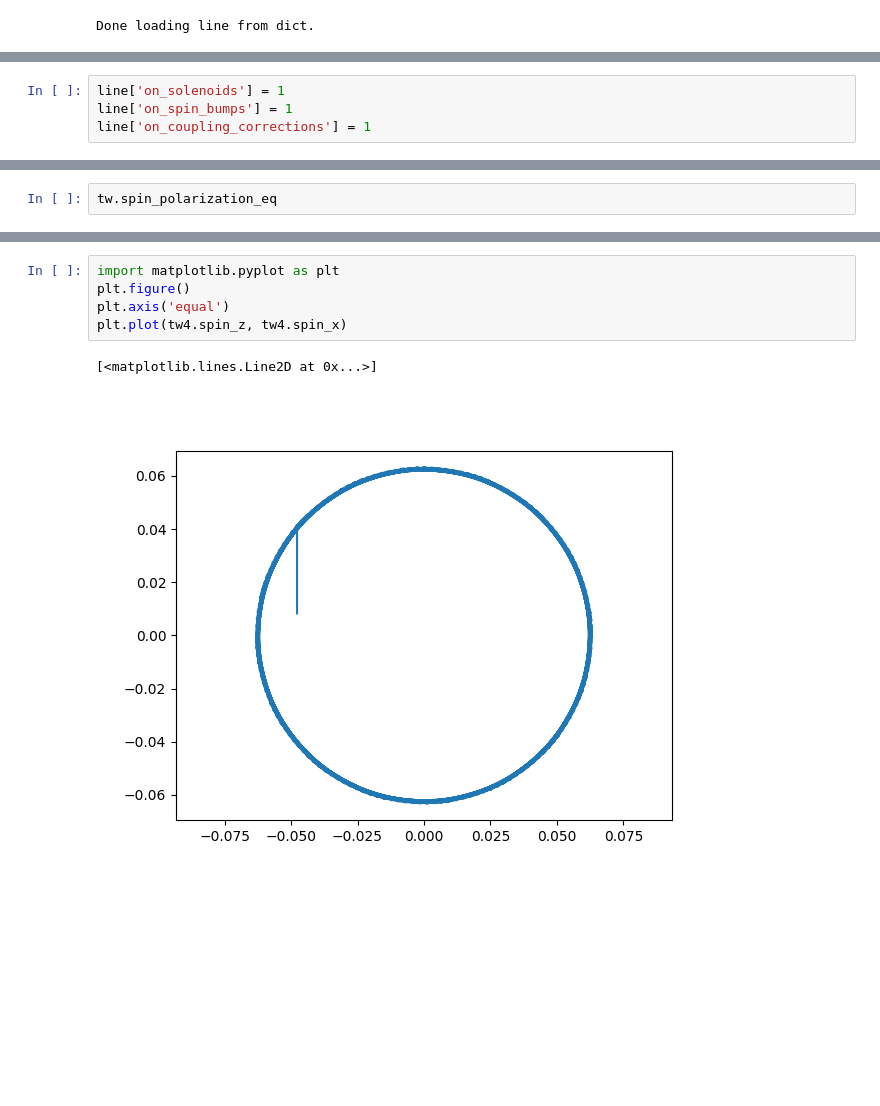
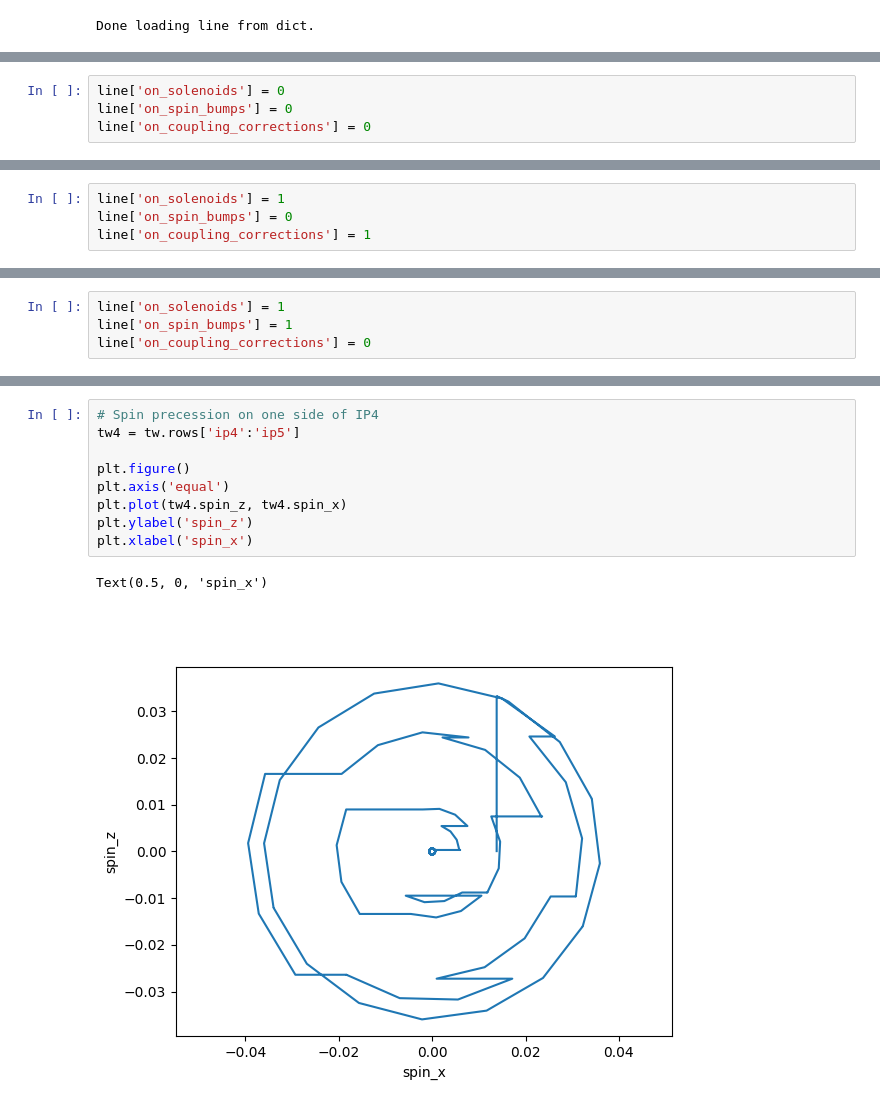
Before and after one commit to xsuite/tutorial_spin, a Jupyter notebook: notebook_spin_twiss.ipynb, the cells around one changed output, grey strips where cells are left out. Cells and saved outputs as stored; diff of their text form; blank space fills up the shorter version.

```diff
--- a/notebook_spin_twiss.ipynb
+++ b/notebook_spin_twiss.ipynb
@@ -11,0 +12,4 @@ Done loading line from dict.
+# %%
+line['on_solenoids'] = 0
+line['on_spin_bumps'] = 0
+line['on_coupling_corrections'] = 0
@@ -12,5 +34,5 @@ Done loading line from dict.
 # %%
 line['on_solenoids'] = 1
-line['on_spin_bumps'] = 1
+line['on_spin_bumps'] = 0
 line['on_coupling_corrections'] = 1
 # %%
@@ -35,2 +56,4 @@ tw = line.twiss4d(spin=True, polarization=True)
 # %%
-tw.spin_polarization_eq
+line['on_solenoids'] = 1
+line['on_spin_bumps'] = 1
+line['on_coupling_corrections'] = 0
@@ -41,8 +78,12 @@ tw4 = tw.rows['ip4':'ip5']
 # %%
-import matplotlib.pyplot as plt
+# Spin precession on one side of IP4
+tw4 = tw.rows['ip4':'ip5']
+
 plt.figure()
 plt.axis('equal')
 plt.plot(tw4.spin_z, tw4.spin_x)
+plt.ylabel('spin_z')
+plt.xlabel('spin_x')
 # %% [output]
-[<matplotlib.lines.Line2D at 0x...>]
+Text(0.5, 0, 'spin_x')
-[figure, old version]
+[figure, new version]
```
Also changed, not shown: parts of 19 cells of this notebook.
